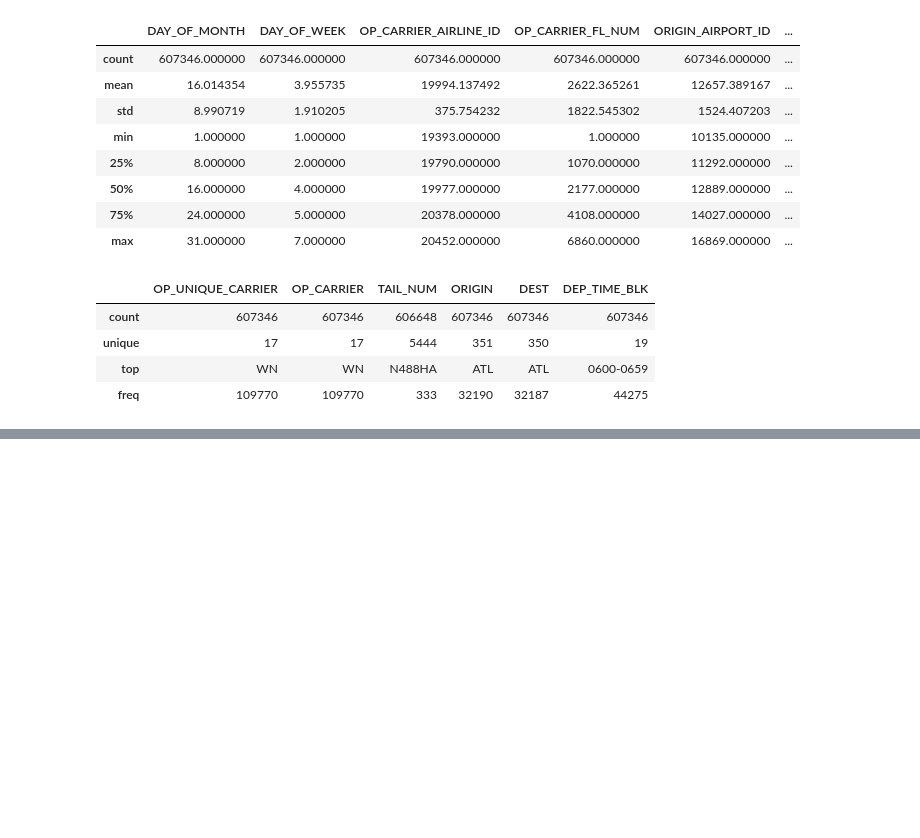
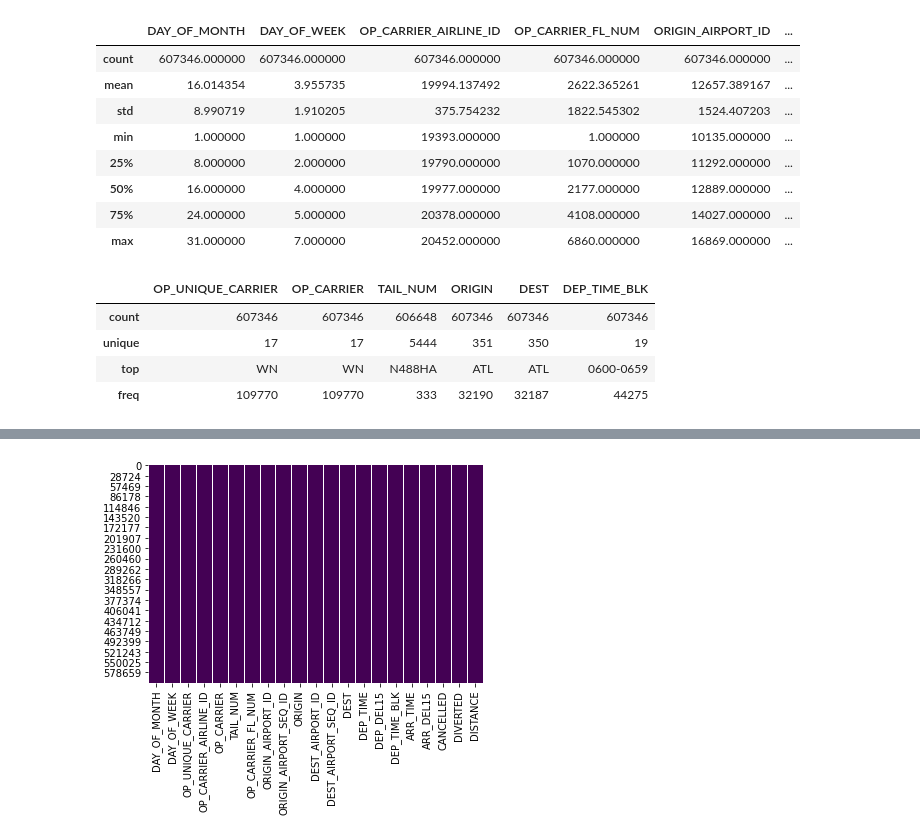
Before and after one commit to garfbild/Jupyter-Notebook, a Jupyter notebook: Airplane-delays.ipynb, the cells around one changed output, grey strips where cells are left out. Drawn from its saved outputs; the diff is of its cells as text; code cells hidden in the pictures; blank space fills up the shorter version.

```diff
--- a/Airplane-delays.ipynb
+++ b/Airplane-delays.ipynb
@@ -58,3 +58,6 @@ data.describe(include=np.object)
 | unique | 17 | 17 | 5444 | 351 | 350 | 19 |
 | top | WN | WN | N488HA | ATL | ATL | 0600-0659 |
 | freq | 109770 | 109770 | 333 | 32190 | 32187 | 44275 |
+# %%
+dataCopy = data.copy()
+dataCopy.shape
@@ -60,0 +66,2 @@ data.describe(include=np.object)
+# %%
+dataCopy = dataCopy.drop("Unnamed: 21",axis = 1)
@@ -60,0 +121,5 @@ data.describe(include=np.object)
+# %%
+sns.heatmap(dataCopy.isnull(), cbar = False, cmap = 'viridis')
+plt.show()
+# %% [output]
+[figure, added]
```
Also changed, not shown: parts of 7 cells of this notebook.
